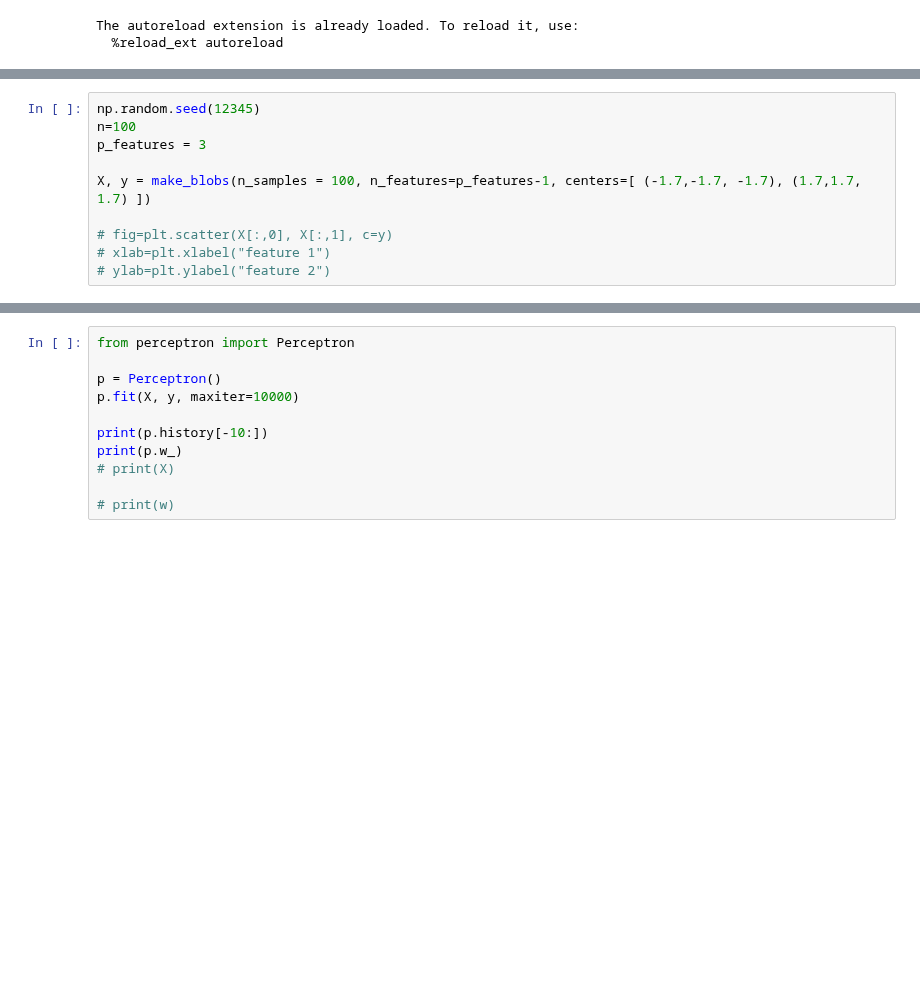
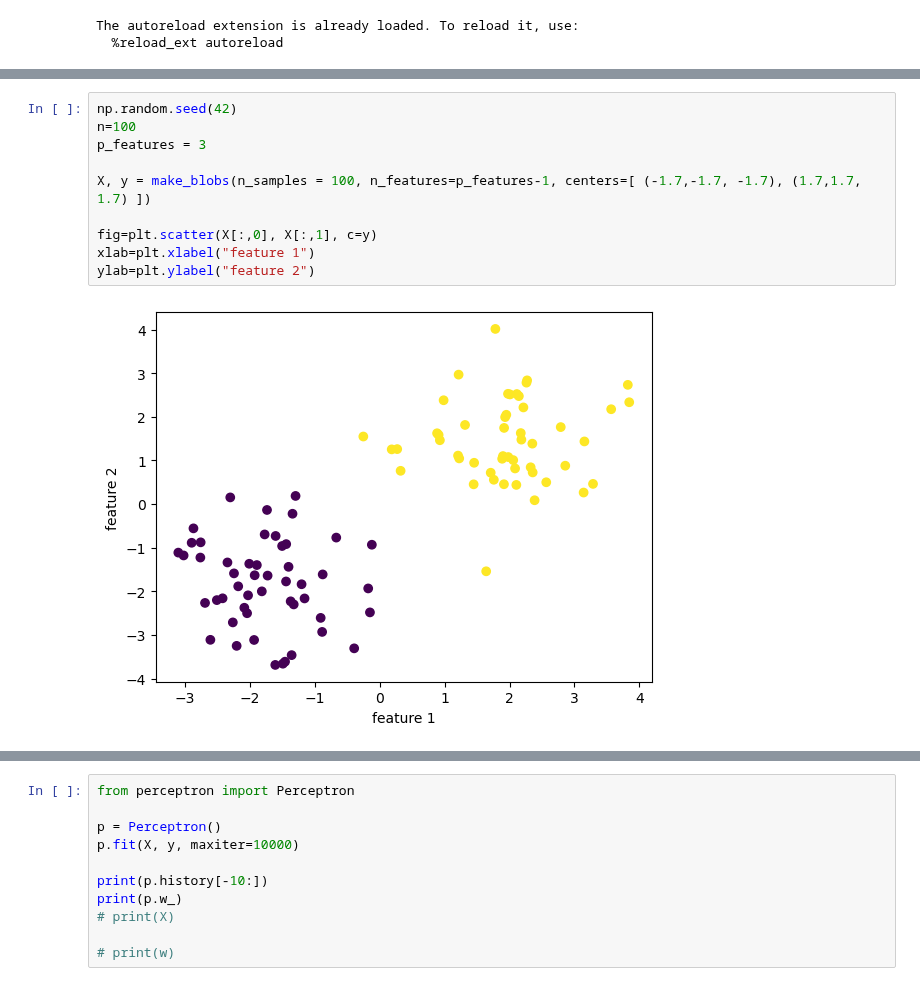
Before and after one commit to Xianzhiwang1/CS0451-page-site, a Jupyter notebook: posts/my-blog-post-01/index.ipynb, the cells around one changed output, grey strips where cells are left out. Cells and saved outputs as stored; diff of their text form; blank space fills up the shorter version.

```diff
--- a/posts/my-blog-post-01/index.ipynb
+++ b/posts/my-blog-post-01/index.ipynb
@@ -37,11 +35,13 @@ from sklearn.datasets import make_blobs
 # %%
-np.random.seed(12345)
+np.random.seed(42)
 n=100
 p_features = 3
 
 X, y = make_blobs(n_samples = 100, n_features=p_features-1, centers=[ (-1.7,-1.7, -1.7), (1.7,1.7, 1.7) ])
 
-# fig=plt.scatter(X[:,0], X[:,1], c=y)
-# xlab=plt.xlabel("feature 1")
-# ylab=plt.ylabel("feature 2")
+fig=plt.scatter(X[:,0], X[:,1], c=y)
+xlab=plt.xlabel("feature 1")
+ylab=plt.ylabel("feature 2")
+# %% [output]
+[figure, added]
 # %% [markdown]
```
Also changed, not shown: parts of 9 cells of this notebook, 30 other files.
